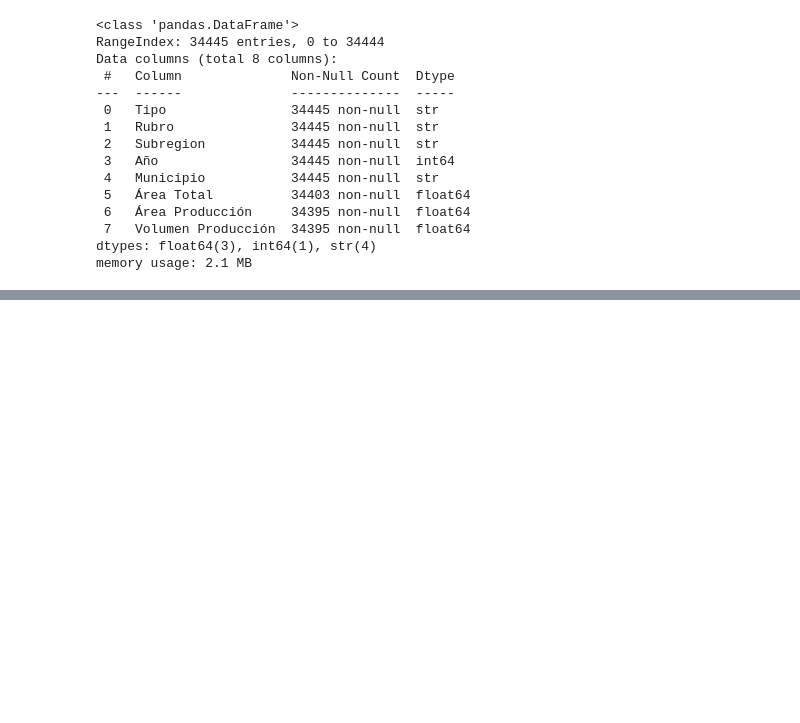
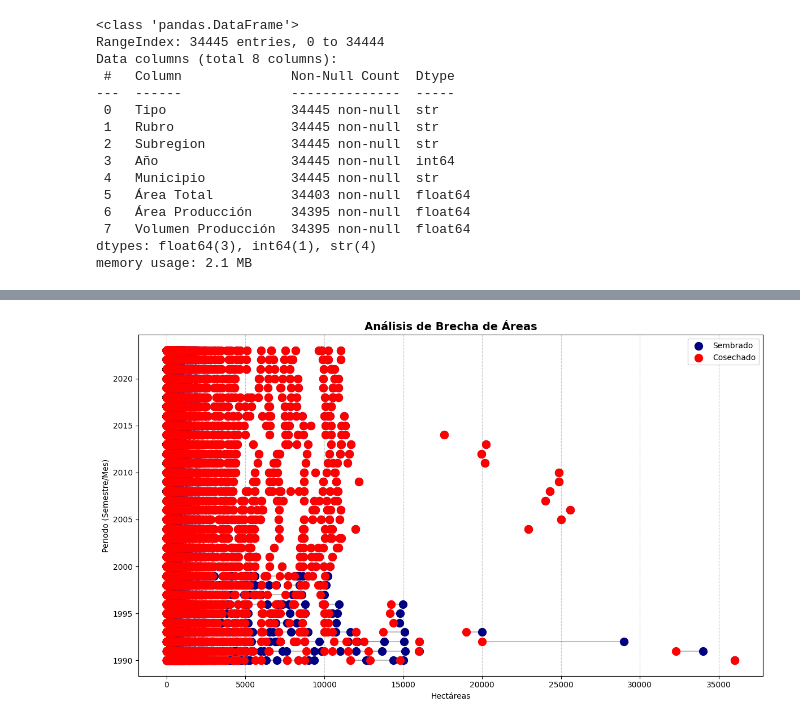
Before and after one commit to MonicaVega28/agricultura-y-desarrollo-rural-EDA, a Jupyter notebook: Analisis.ipynb, the cells around one changed output, grey strips where cells are left out. Drawn from its saved outputs; the diff is of its cells as text; code cells hidden in the pictures; blank space fills up the shorter version.

Commit message:
Se agregan graficos

```diff
--- a/Analisis.ipynb
+++ b/Analisis.ipynb
@@ -96,0 +104,5 @@ memory usage: 2.1 MB
+# %%
+import funciones as func
+func.grafico_mancuerna(df_completo, 'Año', 'Área Total', 'Área Producción')
+# %% [output]
+[figure, added]
```
Also changed, not shown: parts of 3 cells of this notebook, 1 other file.
